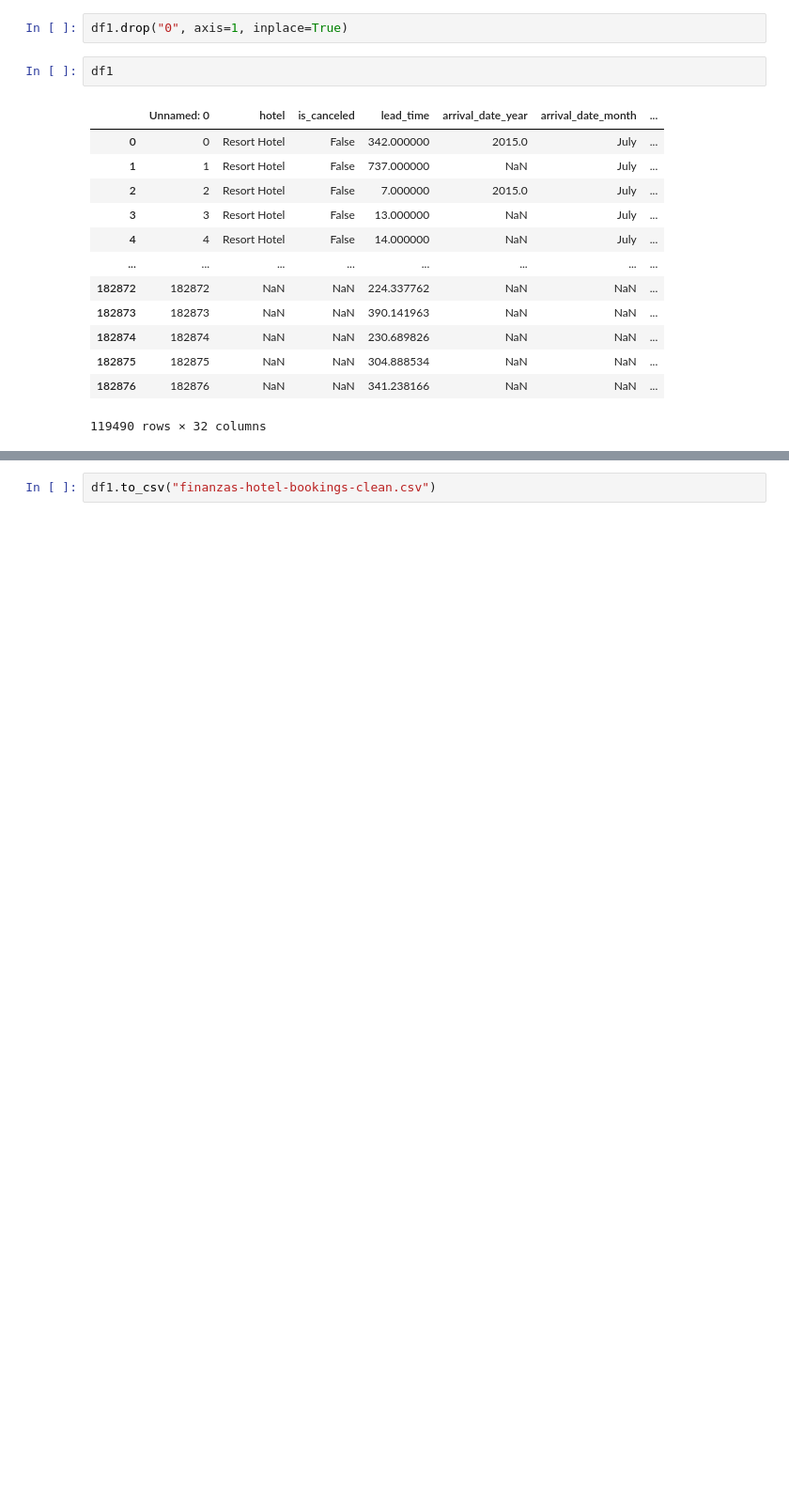
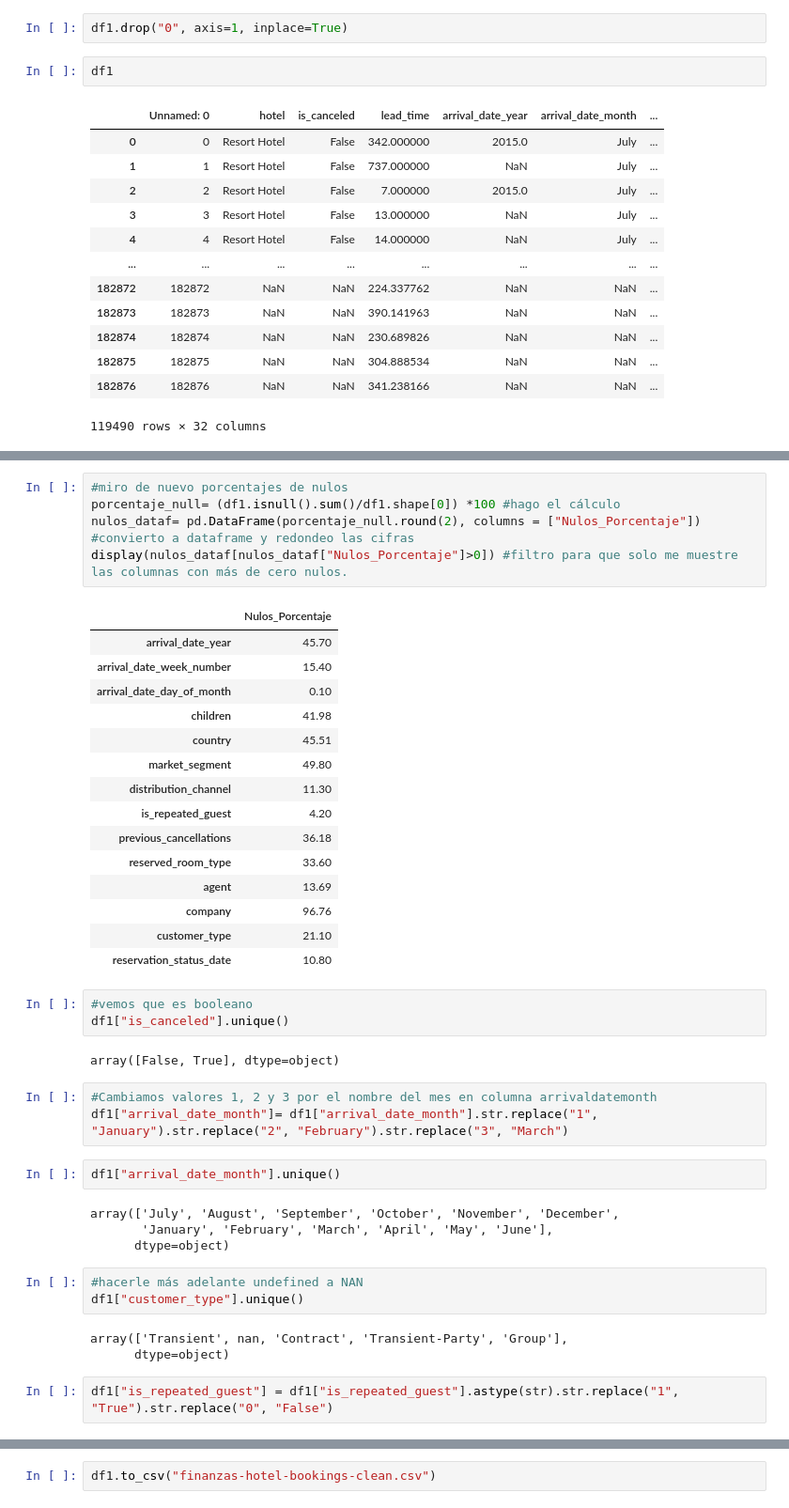
Before and after one commit to RachelCaste/project-da-promo-H-modulo-4-team-2, a Jupyter notebook: Limpieza_Ra.ipynb, the cells around one changed output, grey strips where cells are left out. Shown at 94% size. Saved outputs shown, nothing was run; the diff lists cells and outputs as text; blank space fills up the shorter version.

```diff
--- a/Limpieza_Ra.ipynb
+++ b/Limpieza_Ra.ipynb
@@ -419,0 +458,43 @@ df1
+# %%
+#miro de nuevo porcentajes de nulos
+porcentaje_null= (df1.isnull().sum()/df1.shape[0]) *100 #hago el cálculo
+nulos_dataf= pd.DataFrame(porcentaje_null.round(2), columns = ["Nulos_Porcentaje"]) #convierto a dataframe y redondeo las cifras
+display(nulos_dataf[nulos_dataf["Nulos_Porcentaje"]>0]) #filtro para que solo me muestre las columnas con más de cero nulos.
+# %% [output]
+|  | Nulos_Porcentaje |
+| arrival_date_year | 45.70 |
+| arrival_date_week_number | 15.40 |
+| arrival_date_day_of_month | 0.10 |
+| children | 41.98 |
+| country | 45.51 |
+| market_segment | 49.80 |
+| distribution_channel | 11.30 |
+| is_repeated_guest | 4.20 |
+| previous_cancellations | 36.18 |
+| reserved_room_type | 33.60 |
+| agent | 13.69 |
+| company | 96.76 |
+| customer_type | 21.10 |
+| reservation_status_date | 10.80 |
+# %%
+#vemos que es booleano
+df1["is_canceled"].unique()
+# %% [output]
+array([False, True], dtype=object)
+# %%
+#Cambiamos valores 1, 2 y 3 por el nombre del mes en columna arrivaldatemonth
+df1["arrival_date_month"]= df1["arrival_date_month"].str.replace("1", "January").str.replace("2", "February").str.replace("3", "March")
+# %%
+df1["arrival_date_month"].unique()
+# %% [output]
+array(['July', 'August', 'September', 'October', 'November', 'December',
+       'January', 'February', 'March', 'April', 'May', 'June'],
+      dtype=object)
+# %%
+#hacerle más adelante undefined a NAN
+df1["customer_type"].unique()
+# %% [output]
+array(['Transient', nan, 'Contract', 'Transient-Party', 'Group'],
+      dtype=object)
+# %%
+df1["is_repeated_guest"] = df1["is_repeated_guest"].astype(str).str.replace("1", "True").str.replace("0", "False")
```
Also changed, not shown: parts of 31 cells of this notebook, 1 other file.
